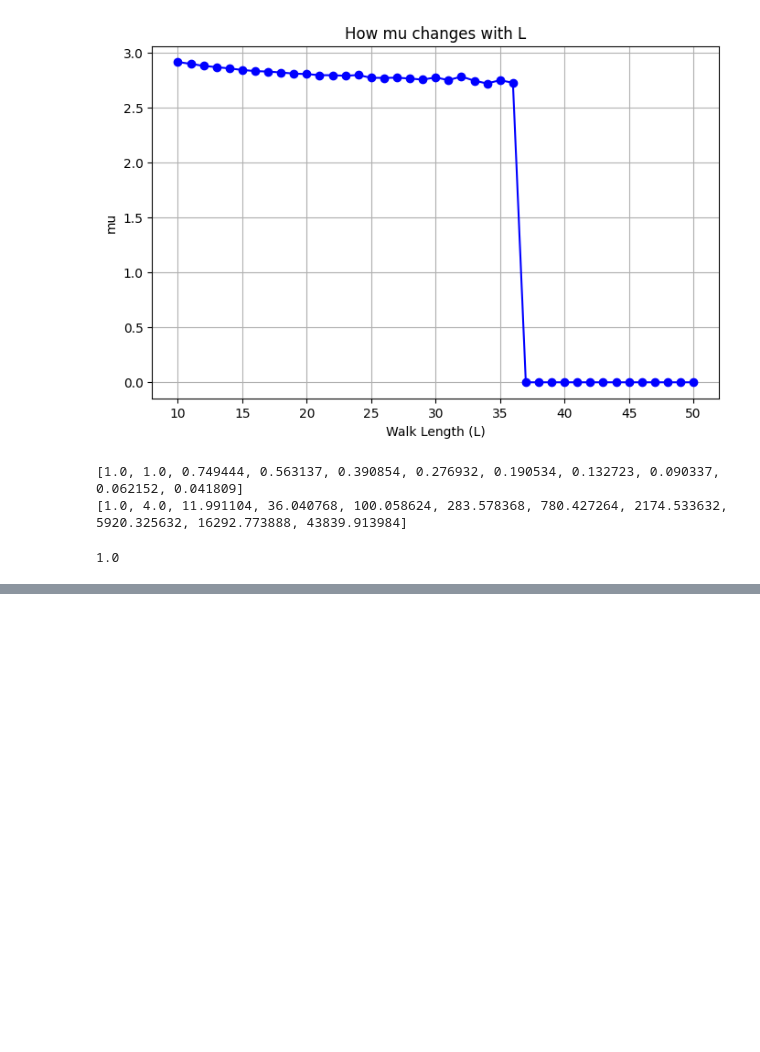
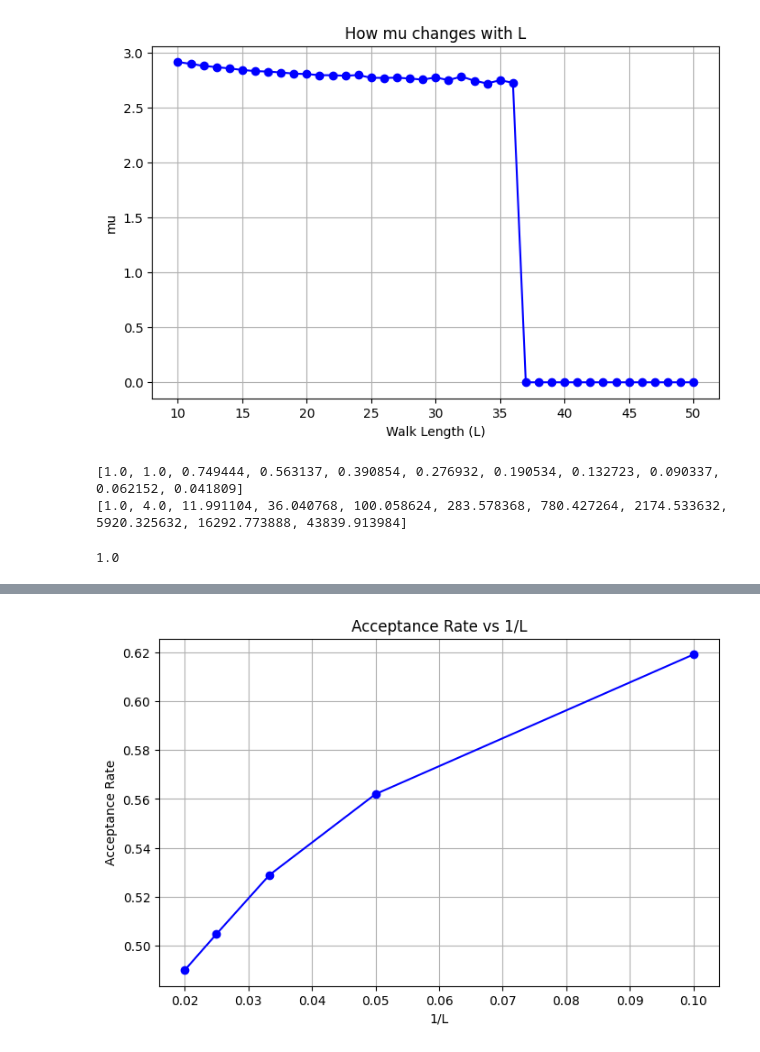
Before and after one commit to LiuFangrui/SAW-Estimation, a Jupyter notebook: SAW Estimation.ipynb, the cells around one changed output, grey strips where cells are left out. Cells and saved outputs as stored; diff of their text form; code cells hidden in the pictures; blank space fills up the shorter version.

Commit message:
Update MCMC with acceptance rate calculation

```diff
--- a/SAW Estimation.ipynb
+++ b/SAW Estimation.ipynb
@@ -141,63 +141,86 @@ print(estimate_c_N(L, trials))
 import numpy as np
 import random
 from collections import defaultdict
+import matplotlib.pyplot as plt
 
 def generate_initial_saw(L):
-    """Generate initial SAW using a smarter method (e.g., pivot-aligned)"""
-    return [(i, 0) for i in range(L+1)]  # Start with straight walk for better mixing
+    """Initial straight walk (L steps = L+1 points)."""
+    return [(i, 0) for i in range(L+1)]
 
-def apply_pivot(walk, pivot_point):
-    """Apply random symmetry operation to walk after pivot point"""
-    pivot = walk[pivot_point]
-    segment = walk[pivot_point+1:]
+def apply_pivot(walk, pivot_idx):
+    """Apply random symmetry operation to the segment after pivot_idx."""
+    pivot = walk[pivot_idx]
+    segment = walk[pivot_idx+1:]
 
-    # All possible symmetry operations in 2D
+    # Symmetry operations (rigid transformations in 2D)
     operations = [
-        lambda p: (p[0], p[1]),  # identity
-        lambda p: (2*pivot[0]-p[0], p[1]),  # x-reflection
-        lambda p: (p[0], 2*pivot[1]-p[1]),  # y-reflection
-        lambda p: (pivot[0]-(p[1]-pivot[1]), pivot[1]+(p[0]-pivot[0])),  # +90°
-        lambda p: (pivot[0]+(p[1]-pivot[1]), pivot[1]-(p[0]-pivot[0])),  # -90°
-        lambda p: (2*pivot[0]-p[0], 2*pivot[1]-p[1]),  # 180°
+        lambda p: (2 * pivot[0] - p[0], p[1]),       # X-reflection
+        lambda p: (p[0], 2 * pivot[1] - p[1]),       # Y-reflection
+        lambda p: (pivot[0] - (p[1] - pivot[1]),     # +90° rotation
+                pivot[1] + (p[0] - pivot[0])),
+        lambda p: (pivot[0] + (p[1] - pivot[1]),     # -90° rotation
+                pivot[1] - (p[0] - pivot[0])),
+        lambda p: (2 * pivot[0] - p[0], 2 * pivot[1] - p[1]),  # 180° rotation
+        lambda p: (pivot[1] + pivot[0] - p[1],       # Diagonal flip over y = x
+                pivot[0] + pivot[1] - p[0]),
+        lambda p: (pivot[1] - (p[0] - pivot[0]),     # Diagonal flip over y = -x
+                pivot[0] - (p[1] - pivot[1]))
     ]
-
     op = random.choice(operations)
     new_segment = [op(p) for p in segment]
-    return walk[:pivot_point+1] + new_segment
+    new_walk = walk[:pivot_idx+1] + new_segment
 
-def estimate_cL(L, num_steps, num_chains):
-    """Improved estimation using proper MCMC mixing"""
+    # Check self-avoidance (exact coordinate comparison)
+    # Exact coordinate comparison
+    if len({(round(x,5), round(y,5)) for x,y in new_walk}) == len(new_walk):
+        return new_walk
+    return None  # Reject if invalid
+
+def MCMC_SAW(L, num_steps, num_chains, reject):
+    """Improved MCMC for SAWs with pivot moves."""
     unique_counts = defaultdict(int)
-    total_samples = 0
-    accepted_moves = 0
+    accepted_moves  = 0
+
 
     for _ in range(num_chains):
         current = generate_initial_saw(L)
         unique_counts[tuple(current)] += 1
-        total_samples += 1
-
+        #reject is meant to reject the first few moves to allow the chain to equilibrate (not sure if it makes a impact)
+        rejected = reject
 
         for __ in range(num_steps):
             pivot_point = random.randint(1, L-1)
             new_walk = apply_pivot(current, pivot_point)
 
-            if len(set(new_walk)) == L+1:  # Check self-avoiding
+            if new_walk is not None and rejected <= 0:
                 current = new_walk
-                accepted_moves += 1
-            unique_counts[tuple(current)] += 1
-            total_samples += 1
+                accepted_moves  += 1
+                unique_counts[tuple(current)] += 1
+            else:
+                rejected -= 1
+            #unique_saws.add(tuple(current))
 
-    harmonic_mean = (sum(1/count for count in unique_counts.values()) / len(unique_counts)) ** -1
-    cL_estimate = harmonic_mean * total_samples
+    return accepted_moves  / (num_steps * num_chains)
 
-    return cL_estimate
+
+L = 5           # Small L for testing (exact c_L for L=5 is 396 on square lattice)
+num_steps = 10000 # Steps per chain
+num_chains = 10  # Independent chains
 
 # Estimation
-L_values = range(10, 30, 5)
 mu_estimates = []
-for L in L_values:
-    cL = estimate_cL(L, 1000000, 5)
-    mu_est = cL ** (1/L)
-    mu_estimates.append(mu_est)
-    print(f"L={L}: μ_est={mu_est:.3f}")
+acceptance_rates = []
+for L in range(10, 51, 10):
+    acceptance_rate = MCMC_SAW(L, num_steps, num_chains, 100)
+    acceptance_rates.append(acceptance_rate)
+    print(f"Acceptance rate for L={L}: {acceptance_rate:.4f}")
+
+#plot acceptance rates against 1/L
+plt.figure(figsize=(8, 5))# Set figure size
+plt.plot([1/L for L in range(10, 51, 10)], acceptance_rates, marker='o', linestyle='-', color='b')
+plt.xlabel('1/L')  # X-axis label
+plt.ylabel('Acceptance Rate')  # Y-axis label
+plt.title('Acceptance Rate vs 1/L')  # Title of the plot
+plt.grid()  # Show grid
+plt.show()  # Display the plot
 # %% [output]
@@ -207,0 +232 @@ L=25: μ_est=1.891
+[figure, added]
```
Also changed, not shown: parts of 4 cells of this notebook.
